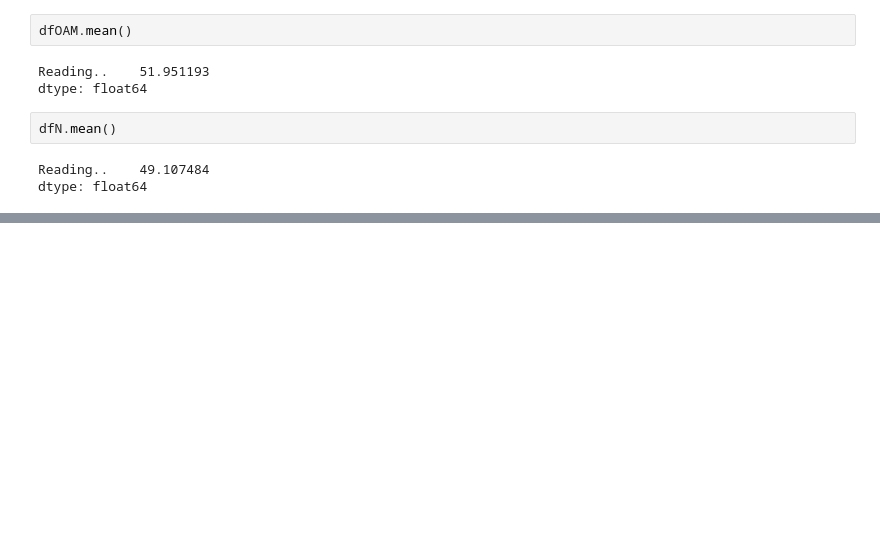
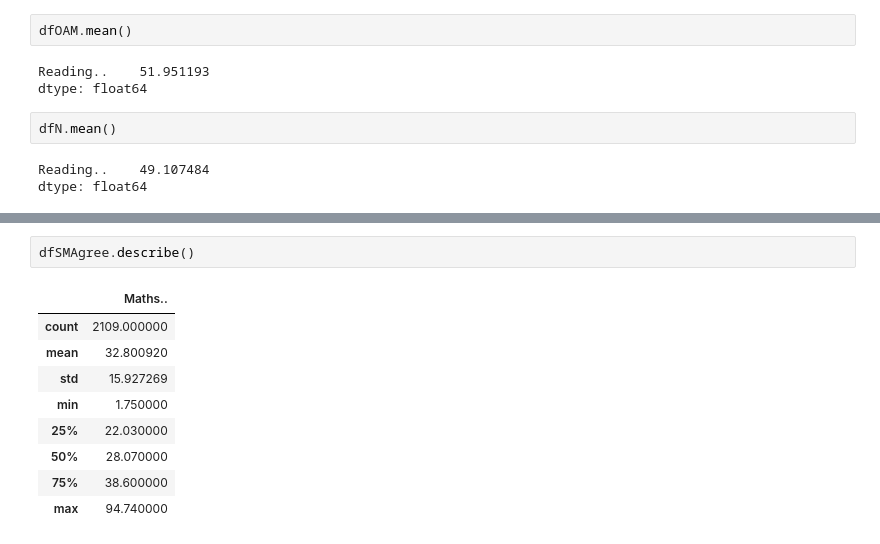
Before and after one commit to teerapat1739/multipurpose-jupyter-notebook, a Jupyter notebook: notebooks/Basis of Segmentation.ipynb, the cells around one changed output, grey strips where cells are left out. Saved outputs shown, nothing was run; the diff lists cells and outputs as text; blank space fills up the shorter version.

```diff
--- a/notebooks/Basis of Segmentation.ipynb
+++ b/notebooks/Basis of Segmentation.ipynb
@@ -217,0 +240,12 @@ dtype: float64
+# %%
+dfSMAgree.describe()
+# %% [output]
+|  | Maths.. |
+| count | 2109.000000 |
+| mean | 32.800920 |
+| std | 15.927269 |
+| min | 1.750000 |
+| 25% | 22.030000 |
+| 50% | 28.070000 |
+| 75% | 38.600000 |
+| max | 94.740000 |
```
Also changed, not shown: parts of 5 cells of this notebook, 8 other files.
